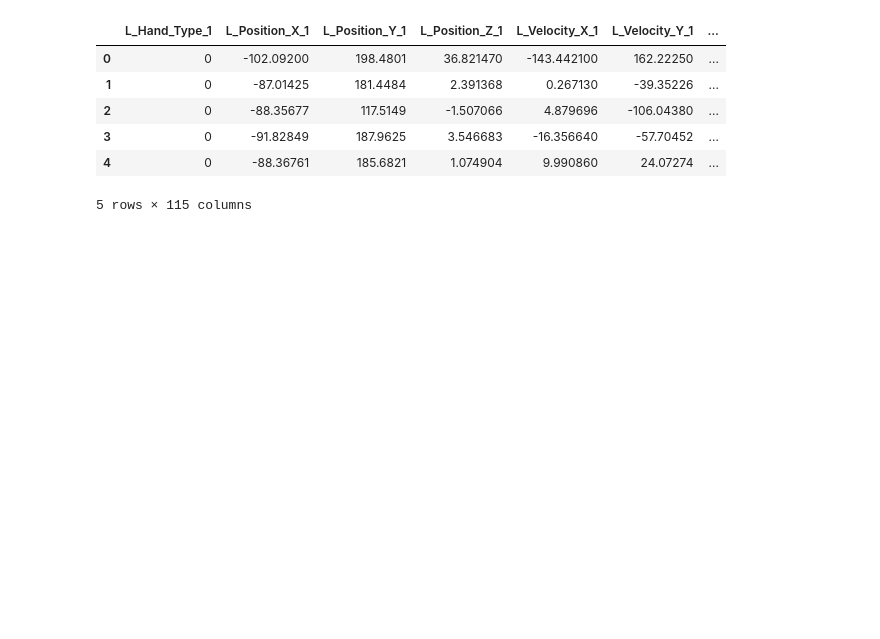
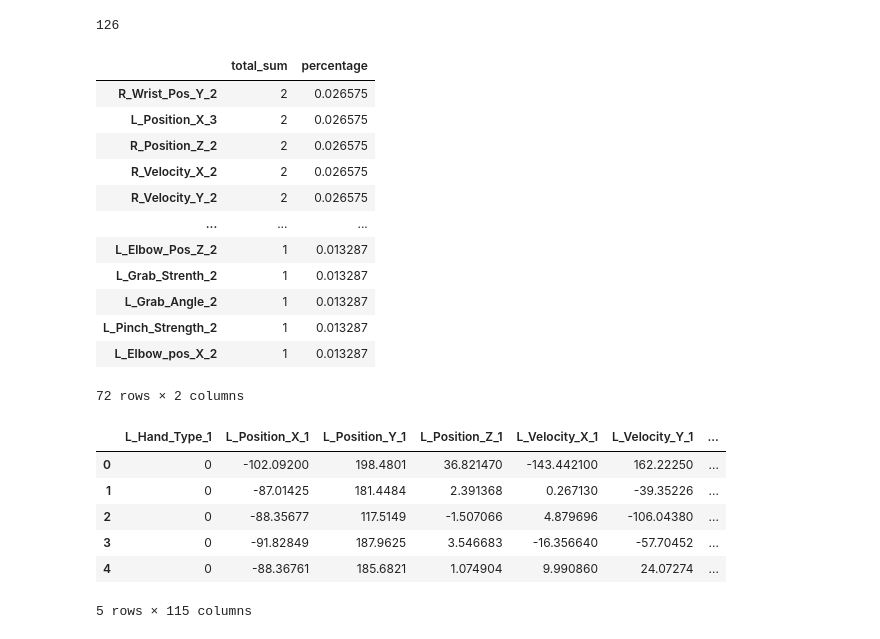
Before and after one commit to renanarimon/ML, a Jupyter notebook: a hands.ipynb, the cells around one changed output. Cells and saved outputs as stored; diff of their text form; code cells hidden in the pictures; blank space fills up the shorter version.

```diff
--- a/a hands.ipynb
+++ b/a hands.ipynb
@@ -139,12 +185,12 @@ rev_al = encode(r'Revital636770955999435879Alone.csv',2)
 # %%
 #sachar
-sachar_spo = encode(r'Sachar636771045591258071Spontan.csv',0)
-sachar_sync = encode(r'Sachar636771046527112972Sync.csv',1)
-sachar_al = encode(r'Sachar636771047408504303Alone.csv',2)
+sachar_spo = read(r'Sachar636771045591258071Spontan.csv',0)
+sachar_sync = read(r'Sachar636771046527112972Sync.csv',1)
+sachar_al = read(r'Sachar636771047408504303Alone.csv',2)
 # %%
 #shelly
-shelly_spo = encode(r'Shelly636759787508979097Spontan.csv',0)
-shelly_sync = encode(r'Shelly636759789526313406Sync.csv',1)
-shelly_al = encode(r'Shelly636759788383205274Alone.csv',2)
+shelly_spo = read(r'Shelly636759787508979097Spontan.csv',0)
+shelly_sync = read(r'Shelly636759789526313406Sync.csv',1)
+shelly_al = read(r'Shelly636759788383205274Alone.csv',2)
 # %%
 #yael
@@ -175,2 +220,27 @@ def numeric(df):
 # %%
 numeric(df)
+# %%
+df.isna().sum().sum()
+# %% [output]
+126
+# %%
+# calcuate the precentage to understand the impact of the NaN on the data set
+total_sum = df.isnull().sum().sort_values(ascending=False)
+percentage = (total_sum/df.isnull().count())*100
+df1 = pd.concat([total_sum, percentage], axis=1, keys=['total_sum', 'percentage'])
+df2 = df1[df1['total_sum']>0]
+df2
+# %% [output]
+|  | total_sum | percentage |
+| R_Wrist_Pos_Y_2 | 2 | 0.026575 |
+| L_Position_X_3 | 2 | 0.026575 |
+| R_Position_Z_2 | 2 | 0.026575 |
+| R_Velocity_X_2 | 2 | 0.026575 |
+| R_Velocity_Y_2 | 2 | 0.026575 |
+| ... | ... | ... |
+| L_Elbow_Pos_Z_2 | 1 | 0.013287 |
+| L_Grab_Strenth_2 | 1 | 0.013287 |
+| L_Grab_Angle_2 | 1 | 0.013287 |
+| L_Pinch_Strength_2 | 1 | 0.013287 |
+| L_Elbow_pos_X_2 | 1 | 0.013287 |
+72 rows × 2 columns
```
Also changed, not shown: parts of 55 cells of this notebook, 1 other file.
